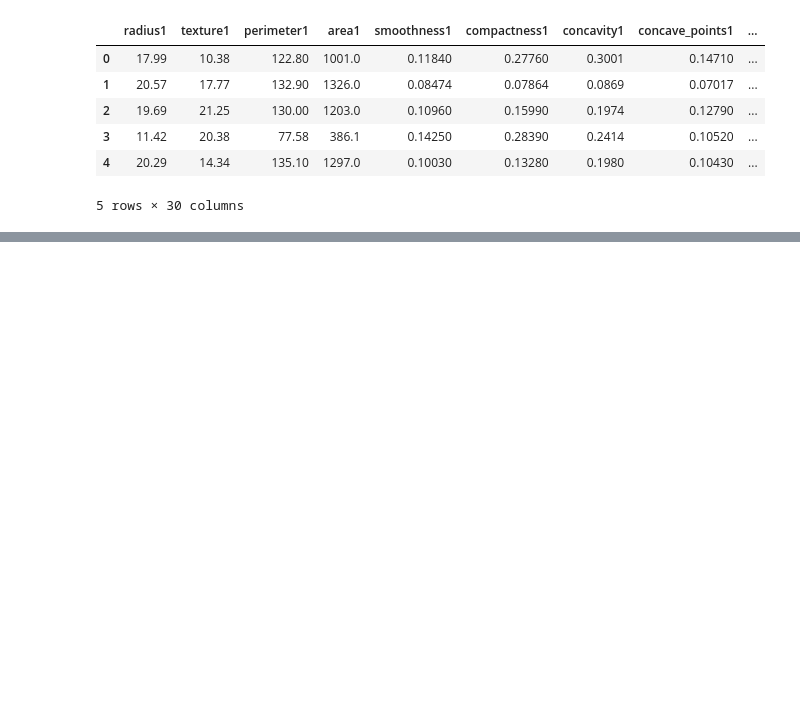
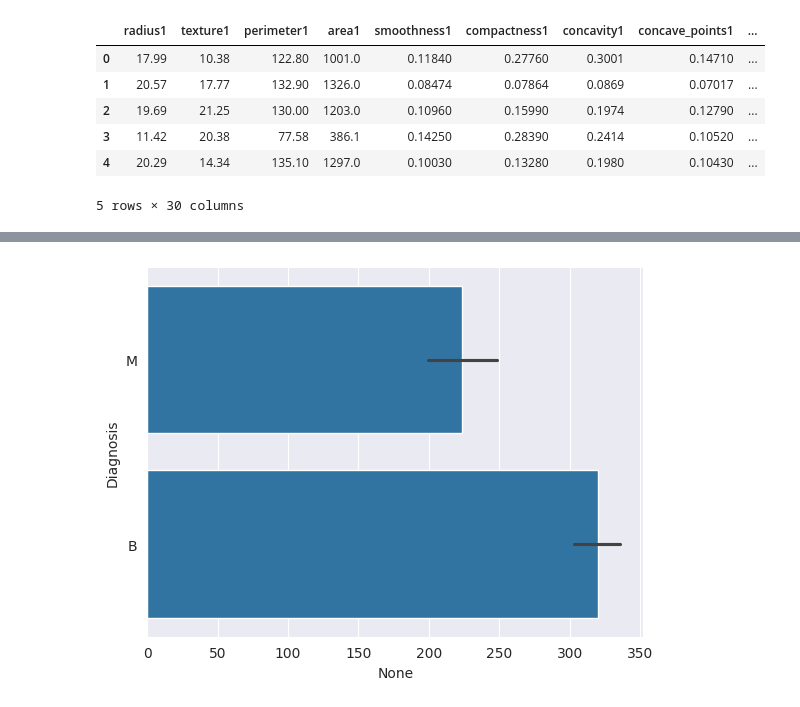
Before and after one commit to Silent-Walker423/WGU_Capstone, a Jupyter notebook: Data/data_explore.ipynb, the cells around one changed output, grey strips where cells are left out. Drawn from its saved outputs; the diff is of its cells as text; code cells hidden in the pictures; blank space fills up the shorter version.

```diff
--- a/Data/data_explore.ipynb
+++ b/Data/data_explore.ipynb
@@ -67,0 +81,8 @@ cancer_df.head()
+# %%
+import seaborn as sns
+sns.set_style('darkgrid')
+# https://www.youtube.com/watch?v=8U5h3EJuu8M
+# %%
+sns.barplot(data=cancer_df, y='Diagnosis', x=cancer_df.index);
+# %% [output]
+[figure, added]
```
Also changed, not shown: parts of 11 cells of this notebook, 2 other files.
